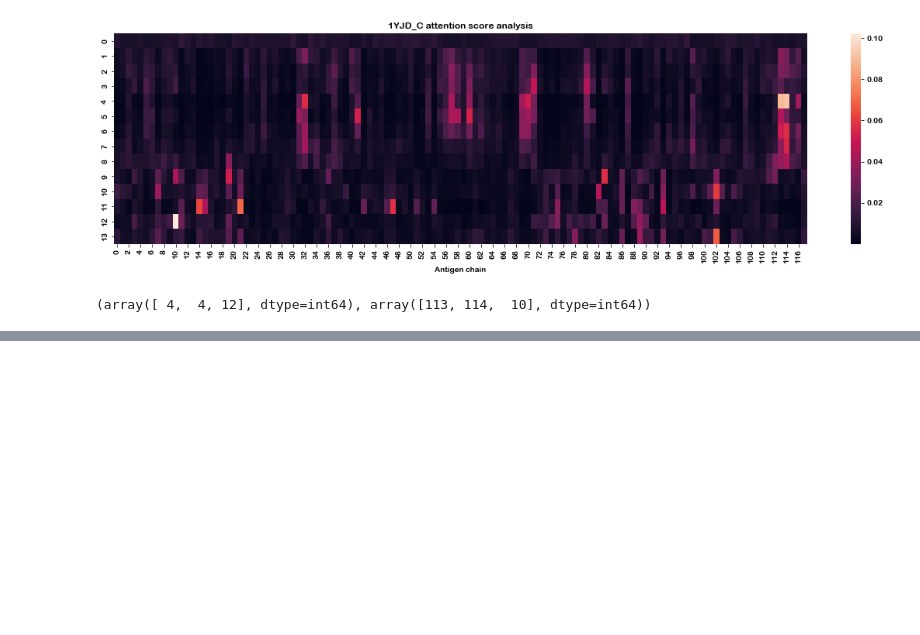
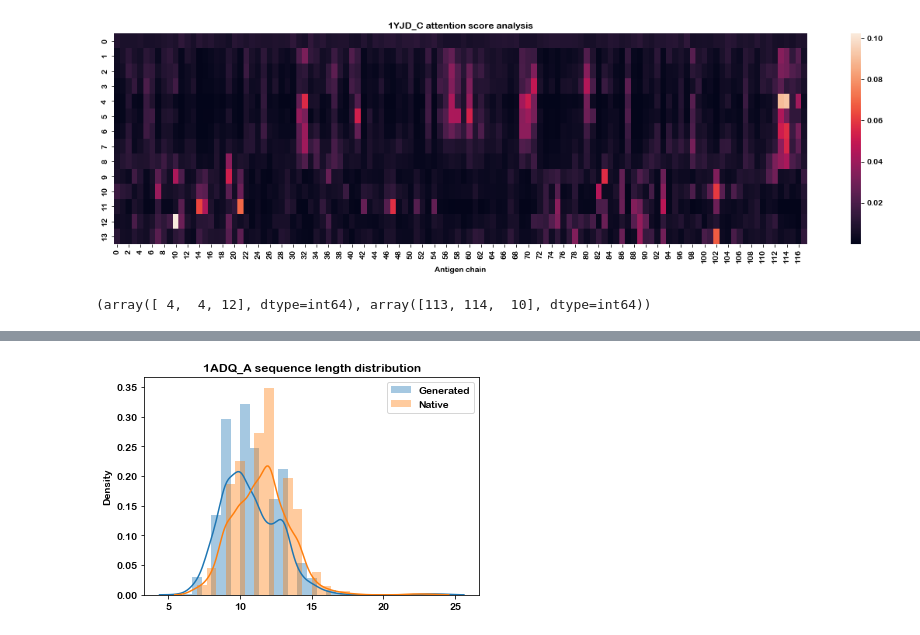
Before and after one commit to YAndrewL/Conditional-antibody-generation, a Jupyter notebook: expr.ipynb, the cells around one changed output, grey strips where cells are left out. Drawn from its saved outputs; the diff is of its cells as text; code cells hidden in the pictures; blank space fills up the shorter version.

```diff
--- a/expr.ipynb
+++ b/expr.ipynb
@@ -441,0 +519,13 @@ np.where(attention_score > 0.08)
+# %%
+# length distribution
+generated_length = [len(x) for x in generated]
+native_length = [len(x) for x in native]
+
+fig, ax = plt.subplots()
+sns.distplot(generated_length, label='Generated')
+sns.distplot(native_length, label='Native')
+ax.legend()
+ax.set_title("1ADQ_A sequence length distribution")
+fig.savefig("../experiments_data/figures/1ADQ_A sequence length distribution.pdf", dpi=600)
+# %% [output]
+[figure, added]
```
Also changed, not shown: parts of 8 cells of this notebook.
